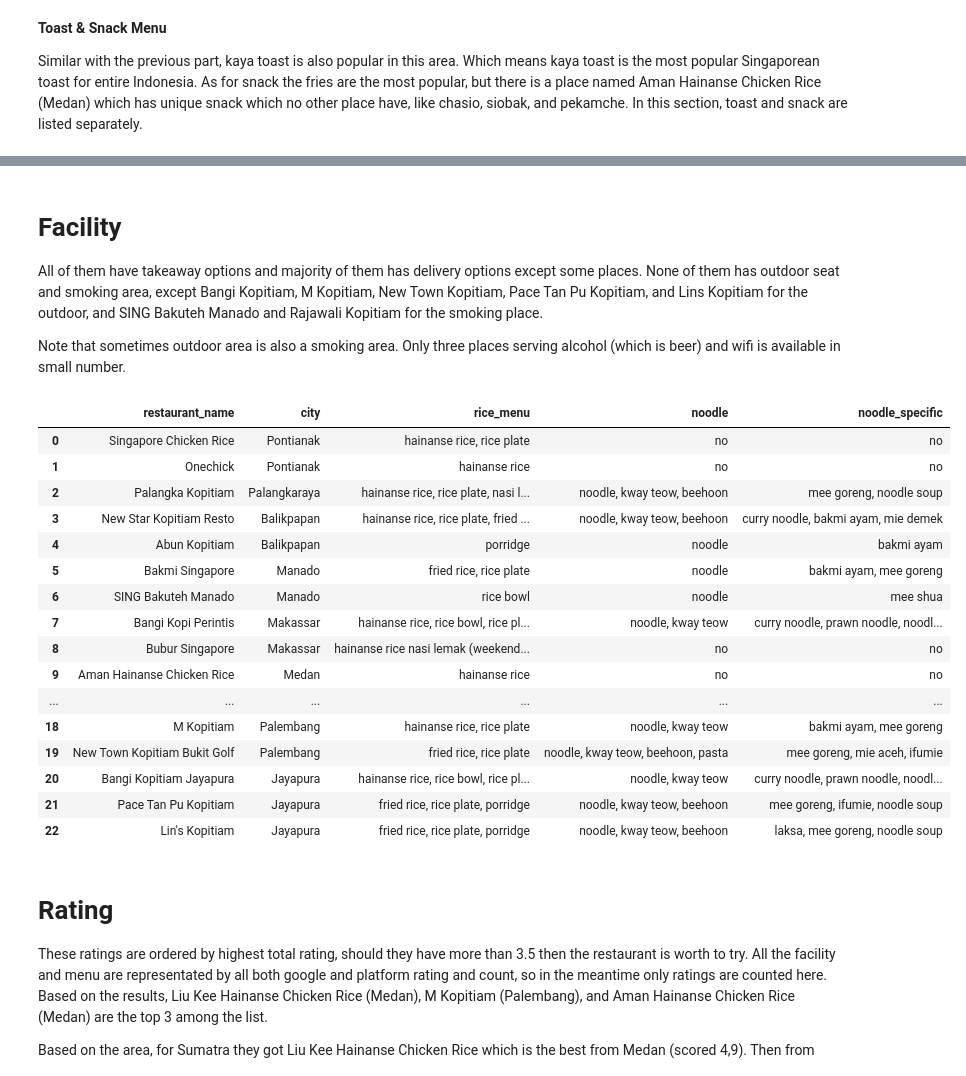
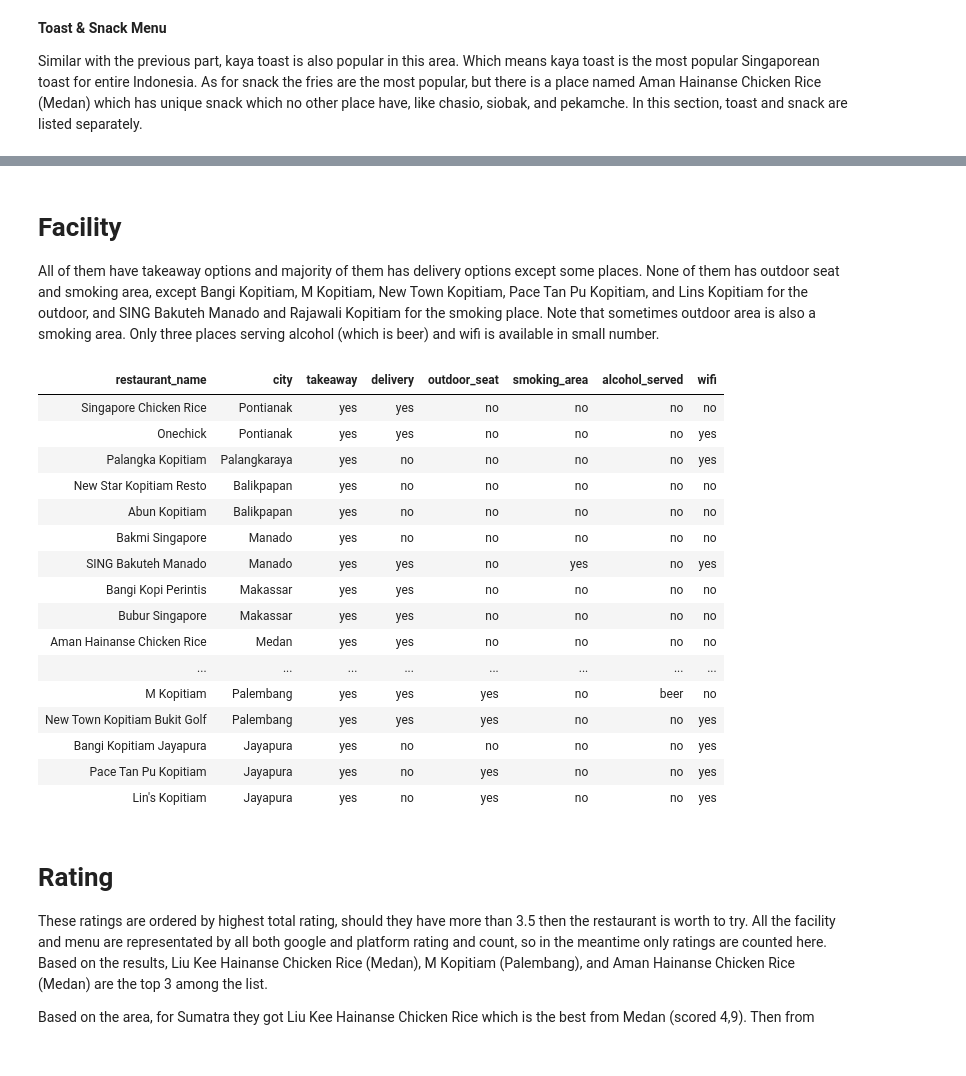
Before and after one commit to miradelimanr/Burger-Jakarta, a Jupyter notebook: singapore-food-in-indonesia-iii-sql-version.ipynb, the cells around one changed output, grey strips where cells are left out. Saved outputs shown, nothing was run; the diff lists cells and outputs as text; code cells hidden in the pictures.

```diff
--- a/singapore-food-in-indonesia-iii-sql-version.ipynb
+++ b/singapore-food-in-indonesia-iii-sql-version.ipynb
@@ -15,7 +15,8 @@ from pandasql import sqldf
 import pandas as pd
 singapore = pd.read_csv("../input/singapore-food/singapore_id.csv", sep = ";")
 # %%
-singapore = sqldf("""SELECT no, restaurant_name, region, city, unique_menu, price, ltrim(google_rating) as google_rating, ltrim(platform_rating) as platform_rating
+singapore = sqldf("""SELECT no, restaurant_name, region, city, unique_menu, price,
+ltrim(google_rating) as google_rating, ltrim(platform_rating) as platform_rating
 FROM singapore
 WHERE region LIKE '%Sumatra' OR region LIKE '%Kalimantan' OR region LIKE '%Sulawesi' OR region LIKE '%Papua'""")
 singapore.style.hide_index()
@@ -150,32 +149,30 @@ singapore
 # %% [markdown]
 # Facility
 
-All of them have takeaway options and majority of them has delivery options except some places. None of them has outdoor seat and smoking area, except Bangi Kopitiam, M Kopitiam, New Town Kopitiam, Pace Tan Pu Kopitiam, and Lins Kopitiam for the outdoor, and SING Bakuteh Manado and Rajawali Kopitiam for the smoking place.
-
-Note that sometimes outdoor area is also a smoking area. Only three places serving alcohol (which is beer) and wifi is available in small number.
+All of them have takeaway options and majority of them has delivery options except some places. None of them has outdoor seat and smoking area, except Bangi Kopitiam, M Kopitiam, New Town Kopitiam, Pace Tan Pu Kopitiam, and Lins Kopitiam for the outdoor, and SING Bakuteh Manado and Rajawali Kopitiam for the smoking place. Note that sometimes outdoor area is also a smoking area. Only three places serving alcohol (which is beer) and wifi is available in small number.
 # %%
-singapore  = sqldf("""SELECT restaurant_name, city, rice_menu, noodle, noodle_specific
+singapore  = sqldf("""SELECT restaurant_name, city, takeaway, delivery, outdoor_seat, smoking_area, alcohol_served, wifi
 FROM singapore
 WHERE region LIKE '%Sumatra' OR region LIKE '%Kalimantan' OR region LIKE '%Sulawesi' OR region LIKE '%Papua'""")
-singapore
+singapore.style.hide_index()
 # %% [output]
-|  | restaurant_name | city | rice_menu | noodle | noodle_specific |
-| 0 | Singapore Chicken Rice | Pontianak | hainanse rice, rice plate | no | no |
-| 1 | Onechick | Pontianak | hainanse rice | no | no |
-| 2 | Palangka Kopitiam | Palangkaraya | hainanse rice, rice plate, nasi l... | noodle, kway teow, beehoon | mee goreng, noodle soup |
-| 3 | New Star Kopitiam Resto | Balikpapan | hainanse rice, rice plate, fried ... | noodle, kway teow, beehoon | curry noodle, bakmi ayam, mie demek |
-| 4 | Abun Kopitiam | Balikpapan | porridge | noodle | bakmi ayam |
-| 5 | Bakmi Singapore | Manado | fried rice, rice plate | noodle | bakmi ayam, mee goreng |
-| 6 | SING Bakuteh Manado | Manado | rice bowl | noodle | mee shua |
-| 7 | Bangi Kopi Perintis | Makassar | hainanse rice, rice bowl, rice pl... | noodle, kway teow | curry noodle, prawn noodle, noodl... |
-| 8 | Bubur Singapore | Makassar | hainanse rice nasi lemak (weekend... | no | no |
-| 9 | Aman Hainanse Chicken Rice | Medan | hainanse rice | no | no |
-| ... | ... | ... | ... | ... | ... |
-| 18 | M Kopitiam | Palembang | hainanse rice, rice plate | noodle, kway teow | bakmi ayam, mee goreng |
-| 19 | New Town Kopitiam Bukit Golf | Palembang | fried rice, rice plate | noodle, kway teow, beehoon, pasta | mee goreng, mie aceh, ifumie |
-| 20 | Bangi Kopitiam Jayapura | Jayapura | hainanse rice, rice bowl, rice pl... | noodle, kway teow | curry noodle, prawn noodle, noodl... |
-| 21 | Pace Tan Pu Kopitiam | Jayapura | fried rice, rice plate, porridge | noodle, kway teow, beehoon | mee goreng, ifumie, noodle soup |
-| 22 | Lin's Kopitiam | Jayapura | fried rice, rice plate, porridge | noodle, kway teow, beehoon | laksa, mee goreng, noodle soup |
+| restaurant_name | city | takeaway | delivery | outdoor_seat | smoking_area | alcohol_served | wifi |
+| Singapore Chicken Rice | Pontianak | yes | yes | no | no | no | no |
+| Onechick | Pontianak | yes | yes | no | no | no | yes |
+| Palangka Kopitiam | Palangkaraya | yes | no | no | no | no | yes |
+| New Star Kopitiam Resto | Balikpapan | yes | no | no | no | no | no |
+| Abun Kopitiam | Balikpapan | yes | no | no | no | no | no |
+| Bakmi Singapore | Manado | yes | no | no | no | no | no |
+| SING Bakuteh Manado | Manado | yes | yes | no | yes | no | yes |
+| Bangi Kopi Perintis | Makassar | yes | yes | no | no | no | no |
+| Bubur Singapore | Makassar | yes | yes | no | no | no | no |
+| Aman Hainanse Chicken Rice | Medan | yes | yes | no | no | no | no |
+| ... | ... | ... | ... | ... | ... | ... | ... |
+| M Kopitiam | Palembang | yes | yes | yes | no | beer | no |
+| New Town Kopitiam Bukit Golf | Palembang | yes | yes | yes | no | no | yes |
+| Bangi Kopitiam Jayapura | Jayapura | yes | no | no | no | no | yes |
+| Pace Tan Pu Kopitiam | Jayapura | yes | no | yes | no | no | yes |
+| Lin's Kopitiam | Jayapura | yes | no | yes | no | no | yes |
 # %% [markdown]
 # Rating
 
```
Also changed, not shown: parts of 6 cells of this notebook.
